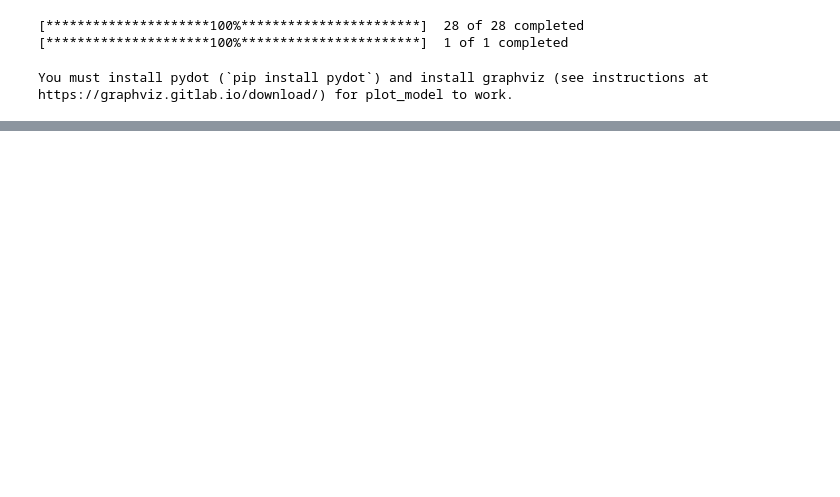
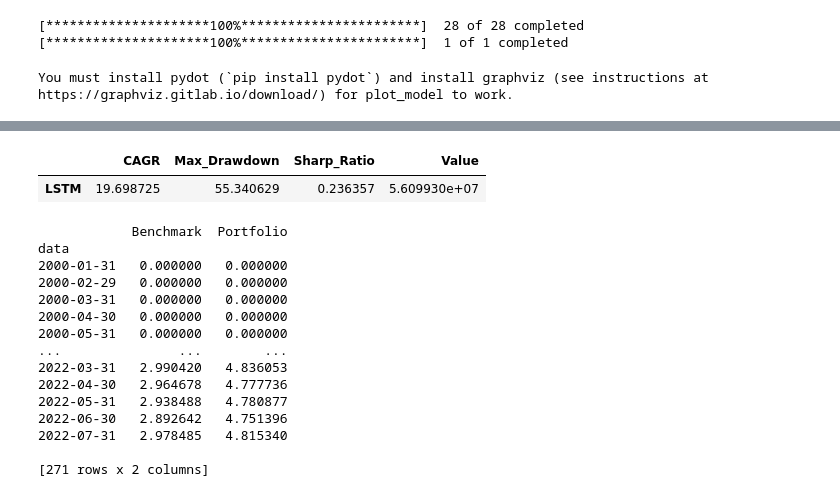
Before and after one commit to Divyanshu-info/Portfolio-Optimization, a Jupyter notebook: Final/test_model_lstm.1.ipynb, the cells around one changed output, grey strips where cells are left out. Saved outputs shown, nothing was run; the diff lists cells and outputs as text; code cells hidden in the pictures; blank space fills up the shorter version.

```diff
--- a/Final/test_model_lstm.1.ipynb
+++ b/Final/test_model_lstm.1.ipynb
@@ -202,0 +243,21 @@ Epoch 1/1000
+# %%
+display(d_stat[get_name(params)])
+d_res[get_name(params)].plot()
+# %% [output]
+|  | CAGR | Max_Drawdown | Sharp_Ratio | Value |
+| LSTM | 19.698725 | 55.340629 | 0.236357 | 5.609930e+07 |
+            Benchmark  Portfolio
+data
+2000-01-31   0.000000   0.000000
+2000-02-29   0.000000   0.000000
+2000-03-31   0.000000   0.000000
+2000-04-30   0.000000   0.000000
+2000-05-31   0.000000   0.000000
+...               ...        ...
+2022-03-31   2.990420   4.836053
+2022-04-30   2.964678   4.777736
+2022-05-31   2.938488   4.780877
+2022-06-30   2.892642   4.751396
+2022-07-31   2.978485   4.815340
+
+[271 rows x 2 columns]
```
Also changed, not shown: parts of 8 cells of this notebook.
